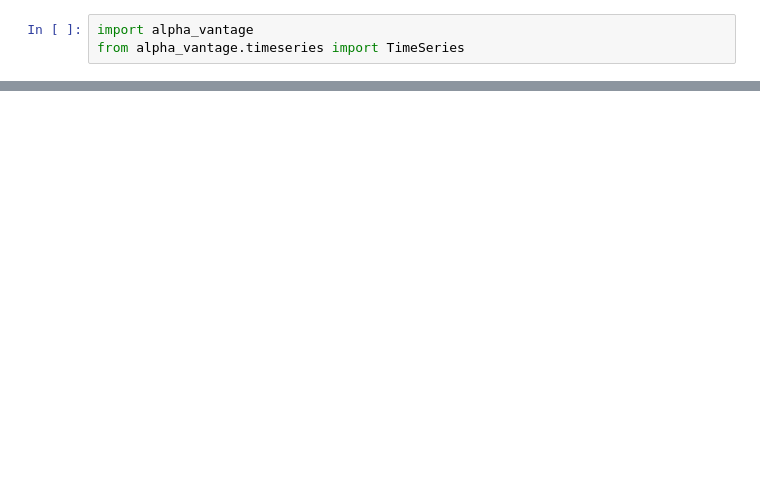
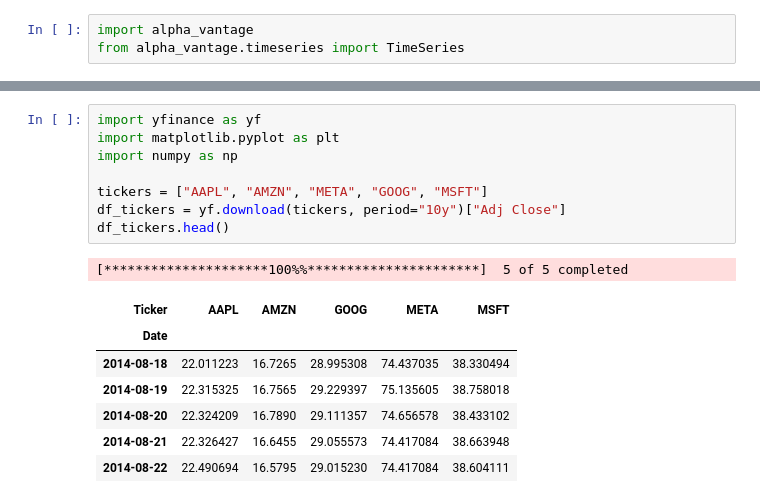
Before and after one commit to adevrent/WQU_DP, a Jupyter notebook: week_5/week_5.ipynb, the cells around one changed output, grey strips where cells are left out. Cells and saved outputs as stored; diff of their text form; blank space fills up the shorter version.

```diff
--- a/week_5/week_5.ipynb
+++ b/week_5/week_5.ipynb
@@ -16,0 +53,17 @@ KeyError: 'Value based partial slicing on non-monotonic DatetimeIndexes with non
+# %%
+import yfinance as yf
+import matplotlib.pyplot as plt
+import numpy as np
+
+tickers = ["AAPL", "AMZN", "META", "GOOG", "MSFT"]
+df_tickers = yf.download(tickers, period="10y")["Adj Close"]
+df_tickers.head()
+# %% [output]
+[*********************100%%**********************]  5 of 5 completed
+| Ticker | AAPL | AMZN | GOOG | META | MSFT |
+| Date |  |  |  |  |  |
+| 2014-08-18 | 22.011223 | 16.7265 | 28.995308 | 74.437035 | 38.330494 |
+| 2014-08-19 | 22.315325 | 16.7565 | 29.229397 | 75.135605 | 38.758018 |
+| 2014-08-20 | 22.324209 | 16.7890 | 29.111357 | 74.656578 | 38.433102 |
+| 2014-08-21 | 22.326427 | 16.6455 | 29.055573 | 74.417084 | 38.663948 |
+| 2014-08-22 | 22.490694 | 16.5795 | 29.015230 | 74.417084 | 38.604111 |
```
Also changed, not shown: parts of 11 cells of this notebook.
